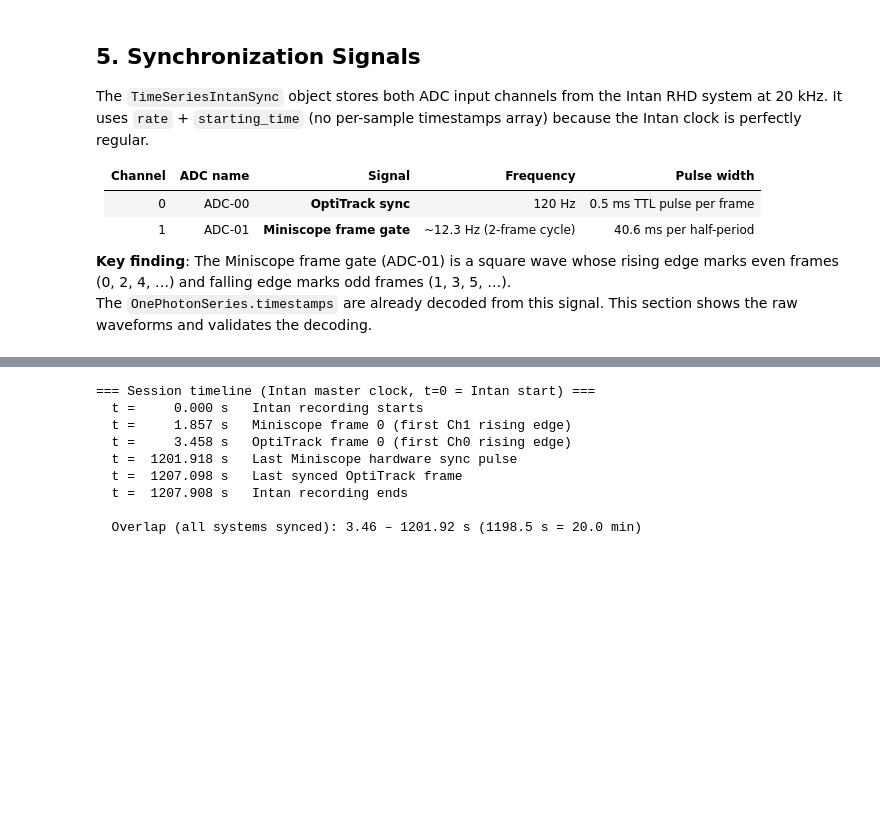
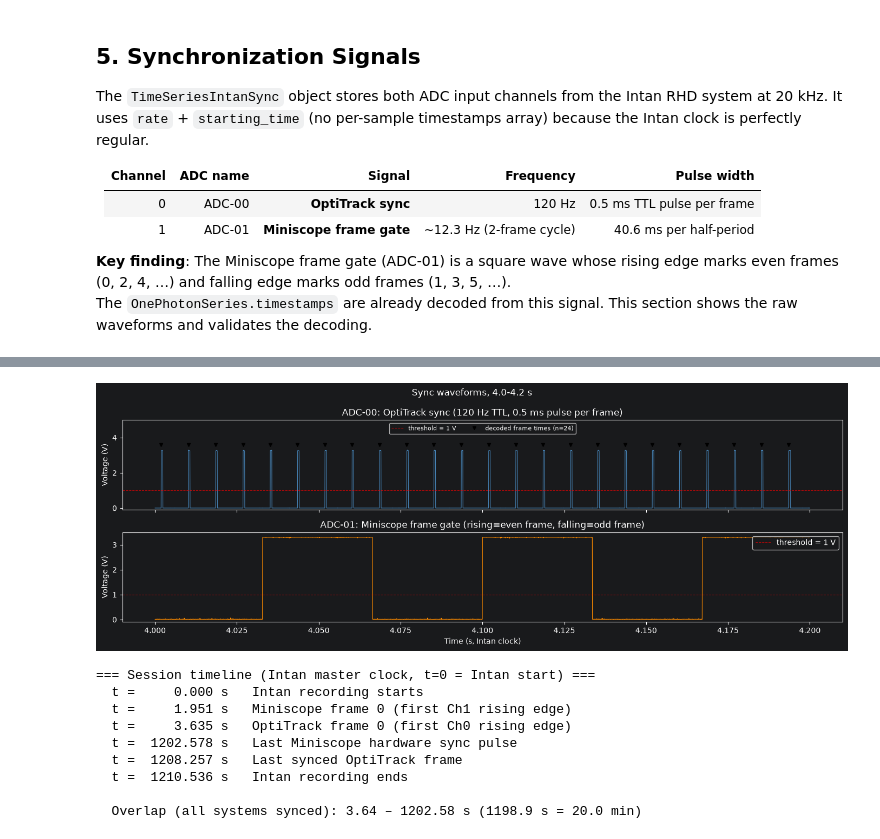
Before and after one commit to catalystneuro/peyrache-lab-to-nwb, a Jupyter notebook: src/peyrache_lab_to_nwb/tutorials/raw_imaging_demo.ipynb, the cells around one changed output, grey strips where cells are left out. Cells and saved outputs as stored; diff of their text form; code cells hidden in the pictures; blank space fills up the shorter version.

```diff
--- a/src/peyrache_lab_to_nwb/tutorials/raw_imaging_demo.ipynb
+++ b/src/peyrache_lab_to_nwb/tutorials/raw_imaging_demo.ipynb
@@ -247,9 +258,44 @@ plt.show()
+# %%
+# Same two channels over a 200 ms window. The OptiTrack pulses are 0.5 ms wide, so at the
+# 5-second scale above they collapse into the axis; zooming in is what makes them legible.
+t_start_zoom = 4.0
+t_end_zoom   = 4.2
+zoom_mask = (t_intan >= t_start_zoom) & (t_intan <= t_end_zoom)
+
+fig, axes = plt.subplots(2, 1, figsize=(14, 5), sharex=True)
+
+axes[0].plot(t_intan[zoom_mask], adc_v[zoom_mask, 0], color="steelblue", lw=0.8)
+axes[0].axhline(THRESH_V, color="red", lw=0.8, ls="--", alpha=0.6, label="threshold = 1 V")
+# Frame times decoded from this channel, to check the edges line up with the pulses.
+zoom_frames = tracking_timestamps[
+    (tracking_timestamps >= t_start_zoom) & (tracking_timestamps <= t_end_zoom)
+]
+axes[0].plot(zoom_frames, np.full(len(zoom_frames), 3.6), "v", color="black", ms=4,
+             label=f"decoded frame times (n={len(zoom_frames)})")
+axes[0].set_ylabel("Voltage (V)")
+axes[0].set_title("ADC-00: OptiTrack sync (120 Hz TTL, 0.5 ms pulse per frame)")
+axes[0].set_ylim(-0.1, 5.0)
+axes[0].legend(loc="upper center", ncol=2, fontsize=8)
+
+axes[1].plot(t_intan[zoom_mask], adc_v[zoom_mask, 1], color="darkorange", lw=0.8)
+axes[1].axhline(THRESH_V, color="red", lw=0.8, ls="--", alpha=0.6, label="threshold = 1 V")
+axes[1].set_ylabel("Voltage (V)")
+axes[1].set_title("ADC-01: Miniscope frame gate (rising=even frame, falling=odd frame)")
+axes[1].set_xlabel("Time (s, Intan clock)")
+axes[1].set_ylim(-0.1, 3.5)
+axes[1].legend(loc="upper right")
+
+fig.suptitle(f"Sync waveforms, {t_start_zoom:.1f}-{t_end_zoom:.1f} s", fontsize=12)
+plt.tight_layout()
+plt.show()
+# %% [output]
+[figure, added]
 # %%
 # Session timeline
 t_intan_start = t_intan[0]
 t_intan_end   = t_intan[-1]
-t_ms_start    = miniscope_timestamps_hw[0]
-t_ms_end      = miniscope_timestamps_hw[-1]
+t_ms_start    = timestamps[0]
+t_ms_end      = timestamps[-1]
 t_ot_start    = tracking_timestamps[0]
 t_ot_end      = tracking_timestamps[-1]
 
@@ -268,13 +314,13 @@ print(f"  Overlap (all systems synced): {overlap_start:.2f} – {overlap_end:.2f
 # %% [output]
 === Session timeline (Intan master clock, t=0 = Intan start) ===
   t =     0.000 s   Intan recording starts
-  t =     1.857 s   Miniscope frame 0 (first Ch1 rising edge)
-  t =     3.458 s   OptiTrack frame 0 (first Ch0 rising edge)
-  t =  1201.918 s   Last Miniscope hardware sync pulse
-  t =  1207.098 s   Last synced OptiTrack frame
-  t =  1207.908 s   Intan recording ends
+  t =     1.951 s   Miniscope frame 0 (first Ch1 rising edge)
+  t =     3.635 s   OptiTrack frame 0 (first Ch0 rising edge)
+  t =  1202.578 s   Last Miniscope hardware sync pulse
+  t =  1208.257 s   Last synced OptiTrack frame
+  t =  1210.536 s   Intan recording ends
 
-  Overlap (all systems synced): 3.46 – 1201.92 s (1198.5 s = 20.0 min)
+  Overlap (all systems synced): 3.64 – 1202.58 s (1198.9 s = 20.0 min)
 # %%
 # Cross-system alignment summary
 print("=== Cross-system alignment summary ===")
```
Also changed, not shown: parts of 10 cells of this notebook.
